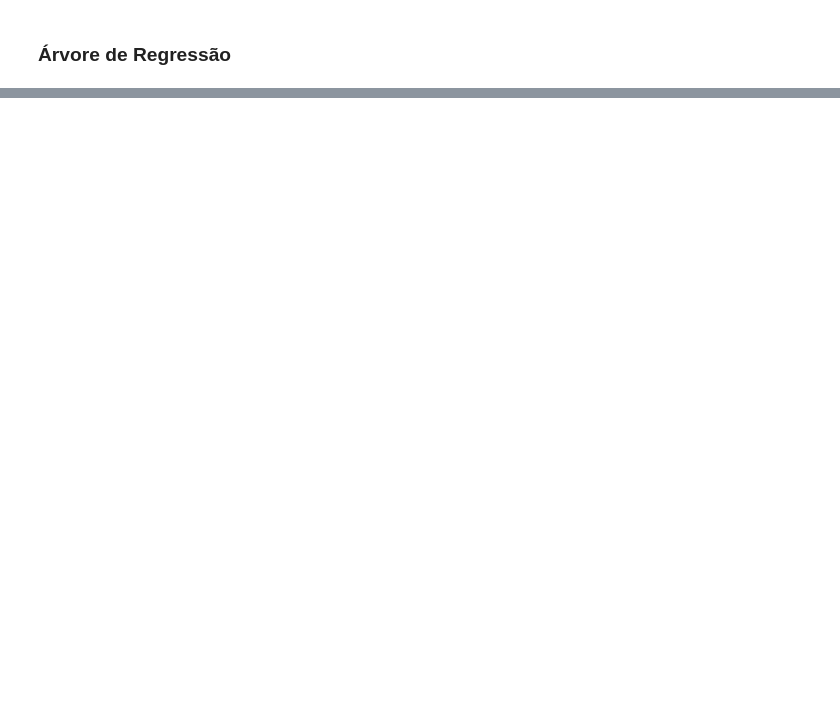
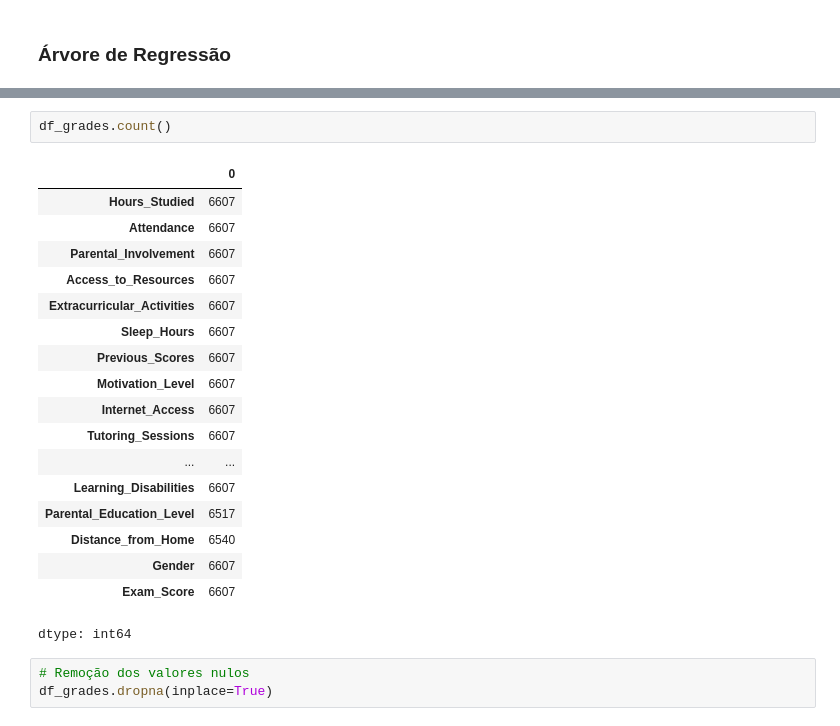
Before and after one commit to RenanYMartins/ADD-Trabalho2, a Jupyter notebook: Mercado_Imobiliário_de_Nova_York_Trabalho2.ipynb, the cells around one changed output, grey strips where cells are left out. Cells and saved outputs as stored; diff of their text form; blank space fills up the shorter version.

```diff
--- a/Mercado_Imobiliário_de_Nova_York_Trabalho2.ipynb
+++ b/Mercado_Imobiliário_de_Nova_York_Trabalho2.ipynb
@@ -200,0 +259,24 @@ plt.show()
+# %%
+df_grades.count()
+# %% [output]
+|  | 0 |
+| Hours_Studied | 6607 |
+| Attendance | 6607 |
+| Parental_Involvement | 6607 |
+| Access_to_Resources | 6607 |
+| Extracurricular_Activities | 6607 |
+| Sleep_Hours | 6607 |
+| Previous_Scores | 6607 |
+| Motivation_Level | 6607 |
+| Internet_Access | 6607 |
+| Tutoring_Sessions | 6607 |
+| ... | ... |
+| Learning_Disabilities | 6607 |
+| Parental_Education_Level | 6517 |
+| Distance_from_Home | 6540 |
+| Gender | 6607 |
+| Exam_Score | 6607 |
+dtype: int64
+# %%
+# Remoção dos valores nulos
+df_grades.dropna(inplace=True)
```
Also changed, not shown: parts of 26 cells of this notebook.
